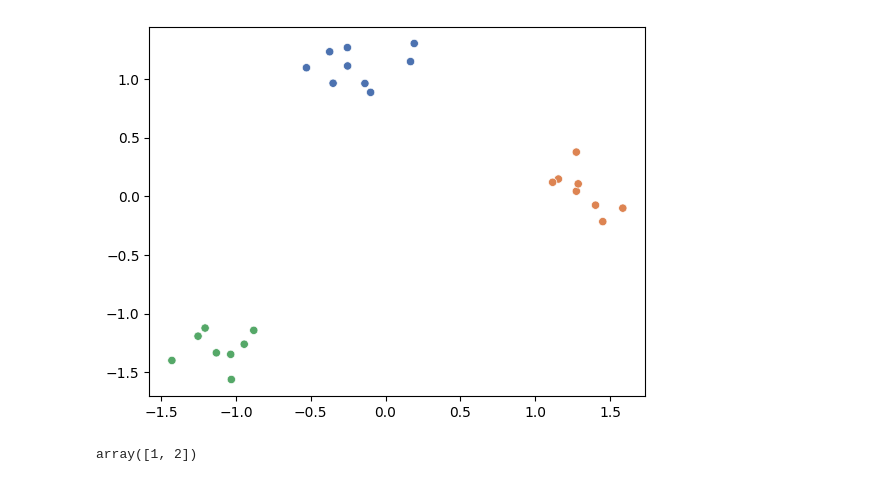
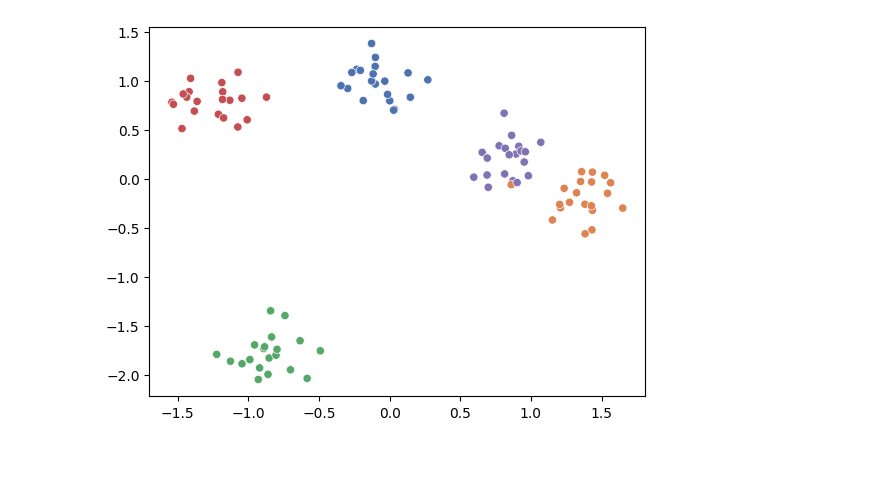
Before and after one commit to odenizddd/Machine-Learning-Practices, a Jupyter notebook: k-means-implementation.ipynb, the cells around one changed output. Saved outputs shown, nothing was run; the diff lists cells and outputs as text; code cells hidden in the pictures.

```diff
--- a/k-means-implementation.ipynb
+++ b/k-means-implementation.ipynb
@@ -1,24 +1,24 @@
 # %%
 from sklearn.datasets import make_blobs
 from sklearn.preprocessing import StandardScaler
 
-centers = 3
-x, y = make_blobs(n_samples=25, centers=centers, random_state=42)
+centers = 5
+X_train, y = make_blobs(n_samples=100, centers=centers, random_state=42)
 
 scaler = StandardScaler()
-x = scaler.fit_transform(x)
+X_train = scaler.fit_transform(X_train)
 
 import seaborn as sns
 import matplotlib.pyplot as plt
 
 sns.scatterplot(
-    x = [point[0] for point in x],
-    y = [point[1] for point in x],
+    x = [point[0] for point in X_train],
+    y = [point[1] for point in X_train],
     hue=y,
     palette="deep",
     legend=None
 )
 
 plt.show()
 # %% [output]
-[figure, old version]
+[figure, new version]
@@ -35,5 +24,0 @@ class KMeans:
-# %%
-data = np.array([[1, 2], [3, 4], [5, 6]])
-np.min(data, axis=1)
-# %% [output]
-array([1, 2])
```
Also changed, not shown: parts of 3 cells of this notebook.
